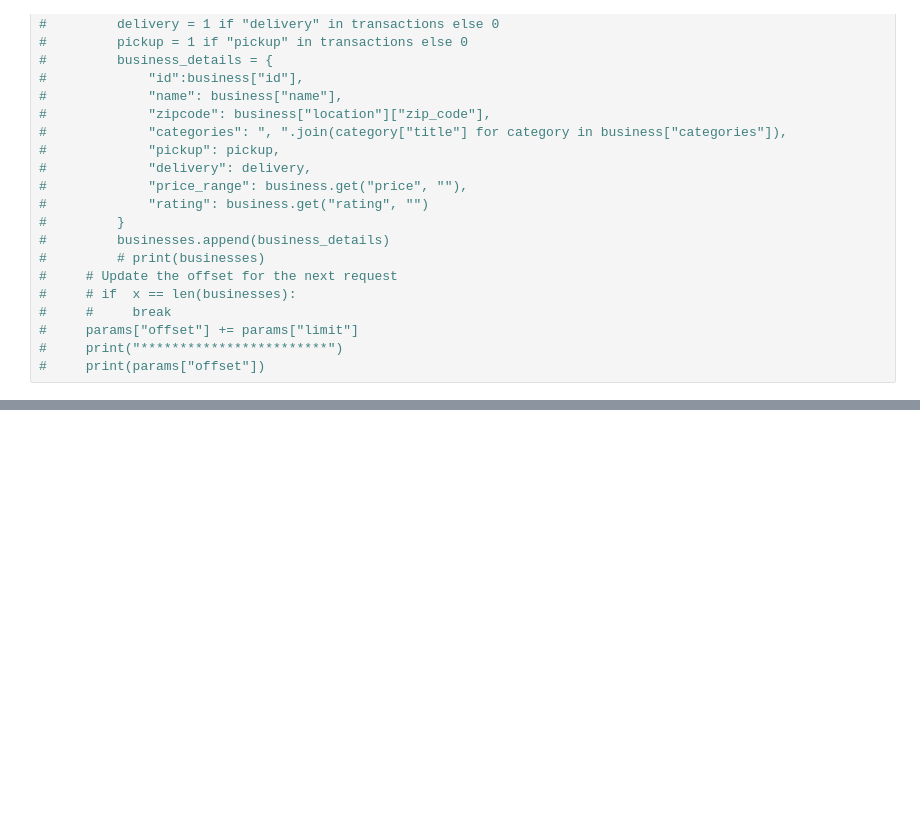
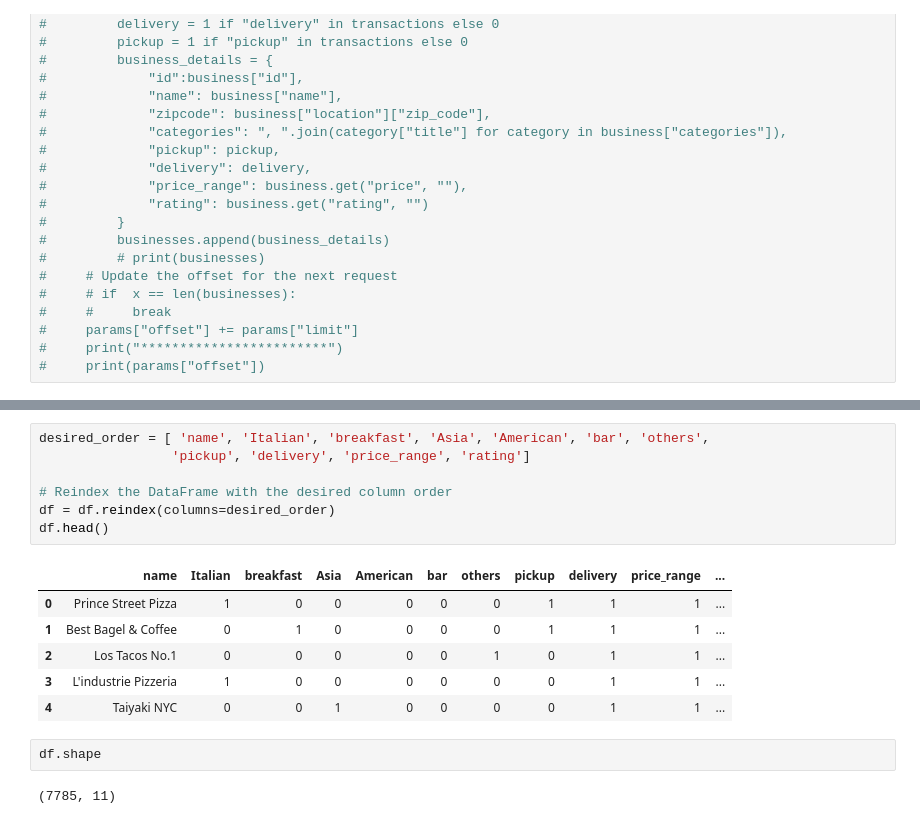
Before and after one commit to NadavMargaliot/Project_Data_Science, a Jupyter notebook: Data Science .ipynb, the cells around one changed output, grey strips where cells are left out. Cells and saved outputs as stored; diff of their text form; blank space fills up the shorter version.

```diff
--- a/Data Science .ipynb
+++ b/Data Science .ipynb
@@ -154,0 +219,18 @@ print(data.get("hours", []))
+# %%
+desired_order = [ 'name', 'Italian', 'breakfast', 'Asia', 'American', 'bar', 'others',
+                 'pickup', 'delivery', 'price_range', 'rating']
+
+# Reindex the DataFrame with the desired column order
+df = df.reindex(columns=desired_order)
+df.head()
+# %% [output]
+|  | name | Italian | breakfast | Asia | American | bar | others | pickup | delivery | price_range | ... |
+| 0 | Prince Street Pizza | 1 | 0 | 0 | 0 | 0 | 0 | 1 | 1 | 1 | ... |
+| 1 | Best Bagel & Coffee | 0 | 1 | 0 | 0 | 0 | 0 | 1 | 1 | 1 | ... |
+| 2 | Los Tacos No.1 | 0 | 0 | 0 | 0 | 0 | 1 | 0 | 1 | 1 | ... |
+| 3 | L'industrie Pizzeria | 1 | 0 | 0 | 0 | 0 | 0 | 0 | 1 | 1 | ... |
+| 4 | Taiyaki NYC | 0 | 0 | 1 | 0 | 0 | 0 | 0 | 1 | 1 | ... |
+# %%
+df.shape
+# %% [output]
+(7785, 11)
```
Also changed, not shown: parts of 17 cells of this notebook.
